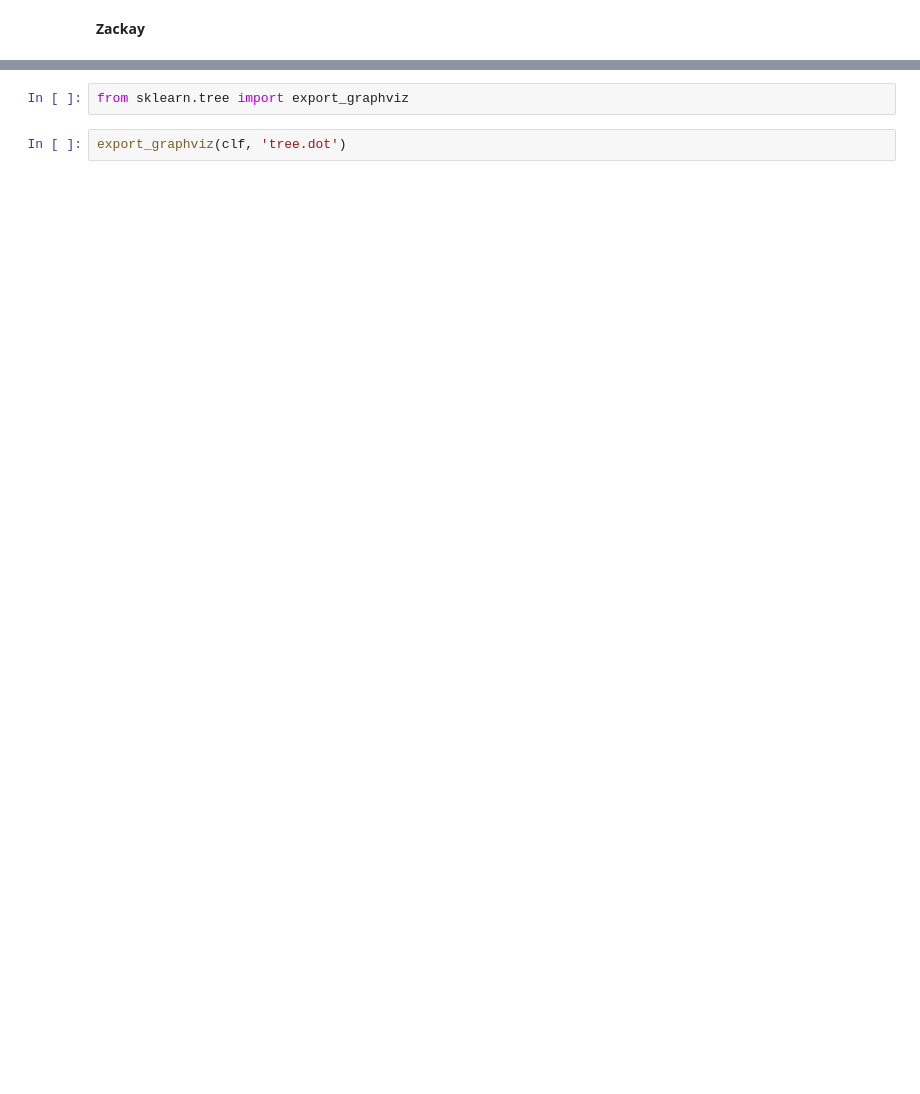
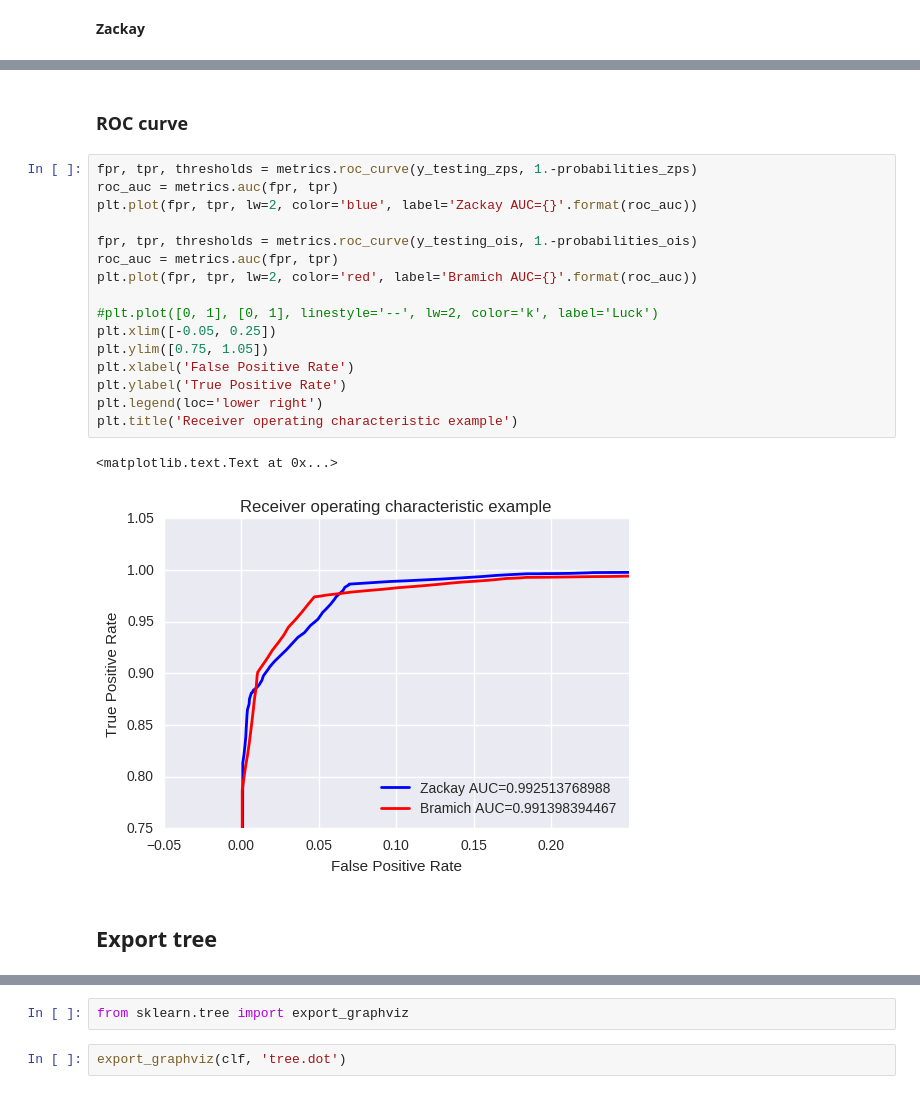
Before and after one commit to BrunoSanchez/RBMLearning, a Jupyter notebook: RealBogus_zackay.ipynb, the cells around one changed output, grey strips where cells are left out. Cells and saved outputs as stored; diff of their text form; blank space fills up the shorter version.

```diff
--- a/RealBogus_zackay.ipynb
+++ b/RealBogus_zackay.ipynb
@@ -607,3 +498,26 @@ avg / total       0.97      0.97      0.97     37511
+# %% [markdown]
+### ROC curve
+# %%
+fpr, tpr, thresholds = metrics.roc_curve(y_testing_zps, 1.-probabilities_zps)
+roc_auc = metrics.auc(fpr, tpr)
+plt.plot(fpr, tpr, lw=2, color='blue', label='Zackay AUC={}'.format(roc_auc))
+
+fpr, tpr, thresholds = metrics.roc_curve(y_testing_ois, 1.-probabilities_ois)
+roc_auc = metrics.auc(fpr, tpr)
+plt.plot(fpr, tpr, lw=2, color='red', label='Bramich AUC={}'.format(roc_auc))
+
+#plt.plot([0, 1], [0, 1], linestyle='--', lw=2, color='k', label='Luck')
+plt.xlim([-0.05, 0.25])
+plt.ylim([0.75, 1.05])
+plt.xlabel('False Positive Rate')
+plt.ylabel('True Positive Rate')
+plt.legend(loc='lower right')
+plt.title('Receiver operating characteristic example')
+# %% [output]
+<matplotlib.text.Text at 0x...>
+[figure, added]
+# %% [markdown]
+## Export tree
 # %%
 clf = DecisionTreeClassifier(criterion='entropy', max_leaf_nodes=10)
 clf.fit(X_ois_t, Y)
```
Also changed, not shown: parts of 39 cells of this notebook.
